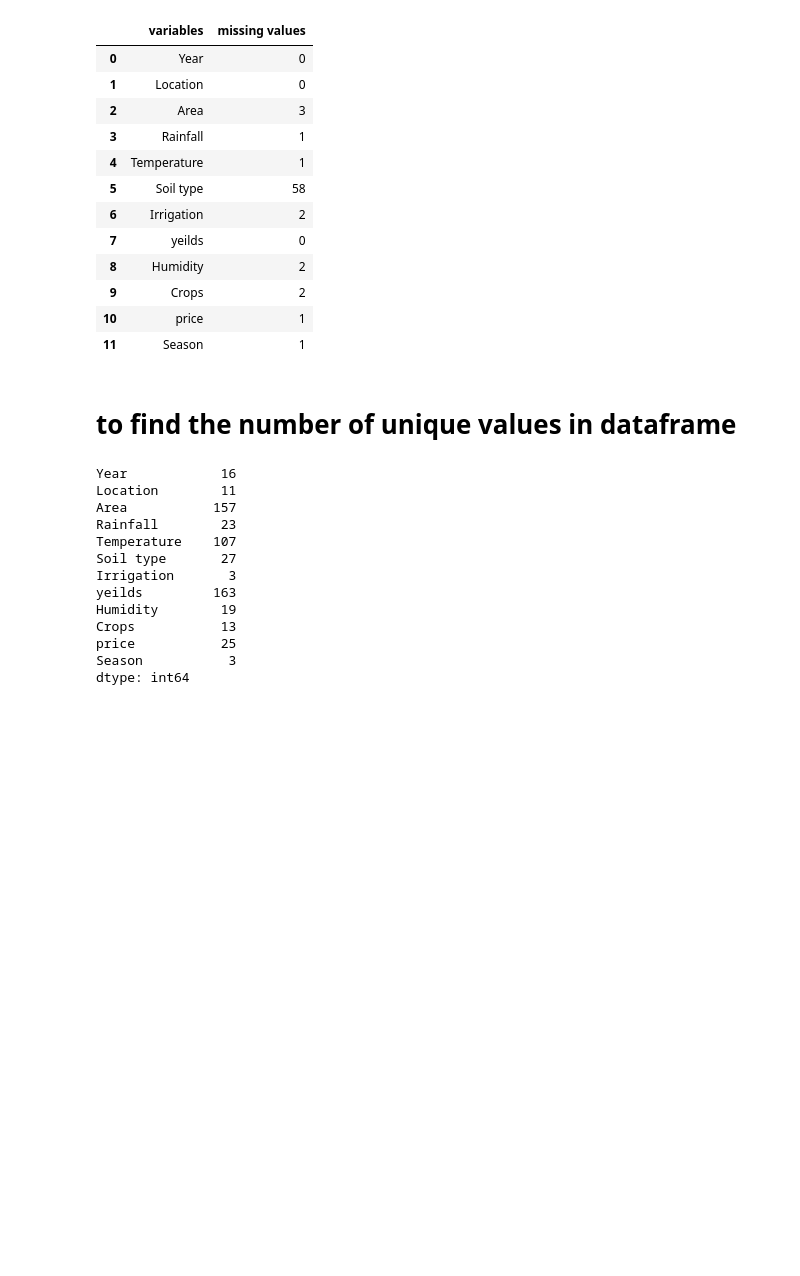
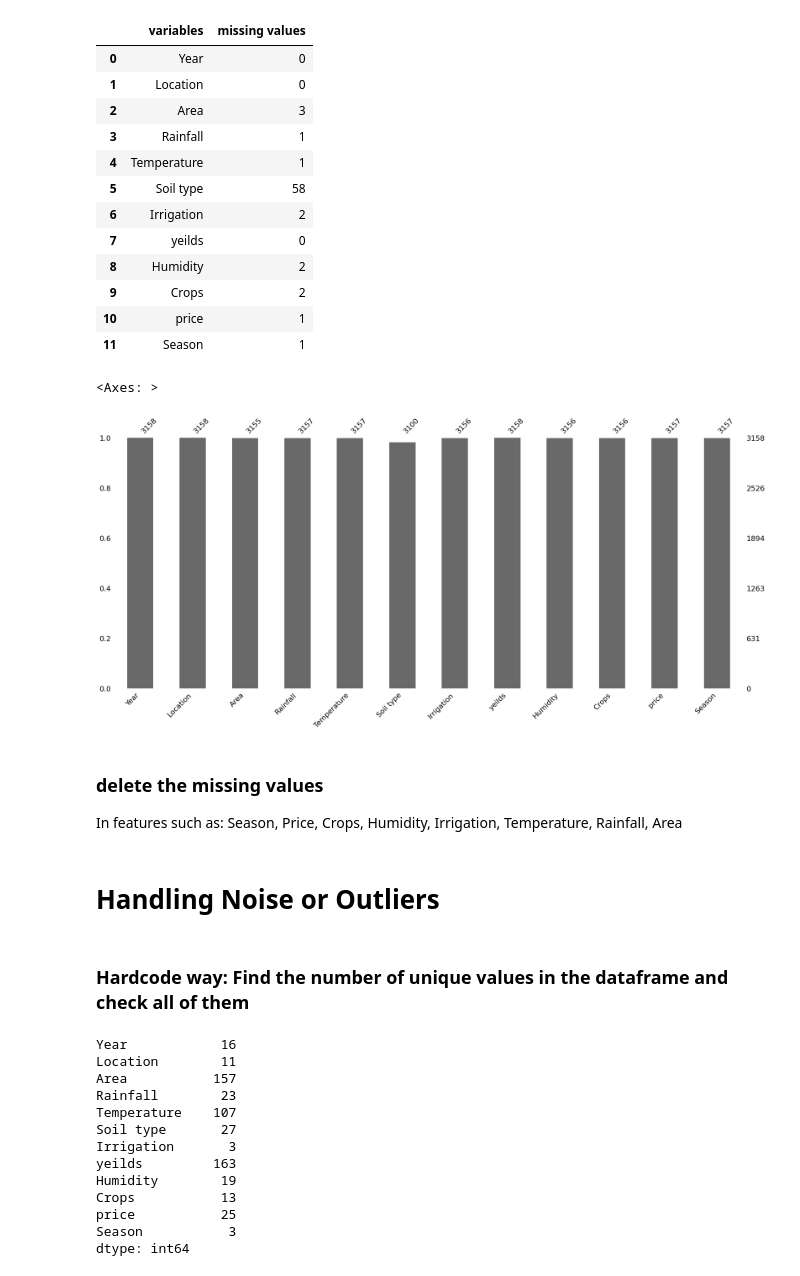
Before and after one commit to Hsstring/karnataka-agriculture-analysis, a Jupyter notebook: Karnataka_analysis.ipynb, the cells around one changed output. Drawn from its saved outputs; the diff is of its cells as text; code cells hidden in the pictures; blank space fills up the shorter version.

```diff
--- a/Karnataka_analysis.ipynb
+++ b/Karnataka_analysis.ipynb
@@ -71,3 +75,11 @@ describe_data(df)
 | 9 | Crops | 2 |
 | 10 | price | 1 |
 | 11 | Season | 1 |
+# %%
+msno.bar(df)
+# %% [output]
+<Axes: >
+[figure, added]
+# %% [markdown]
+### delete the missing values
+In features such as: Season, Price, Crops, Humidity, Irrigation, Temperature, Rainfall, Area
@@ -74,5 +88,7 @@ describe_data(df)
+# %% [markdown]
+# Handling Noise or Outliers
 # %% [markdown]
-# to find the number of unique values in dataframe
+### Hardcode way: Find the number of unique values in the dataframe and  check all of them
 # %%
 print(df.nunique())
 # %% [output]
```
Also changed, not shown: parts of 31 cells of this notebook.
